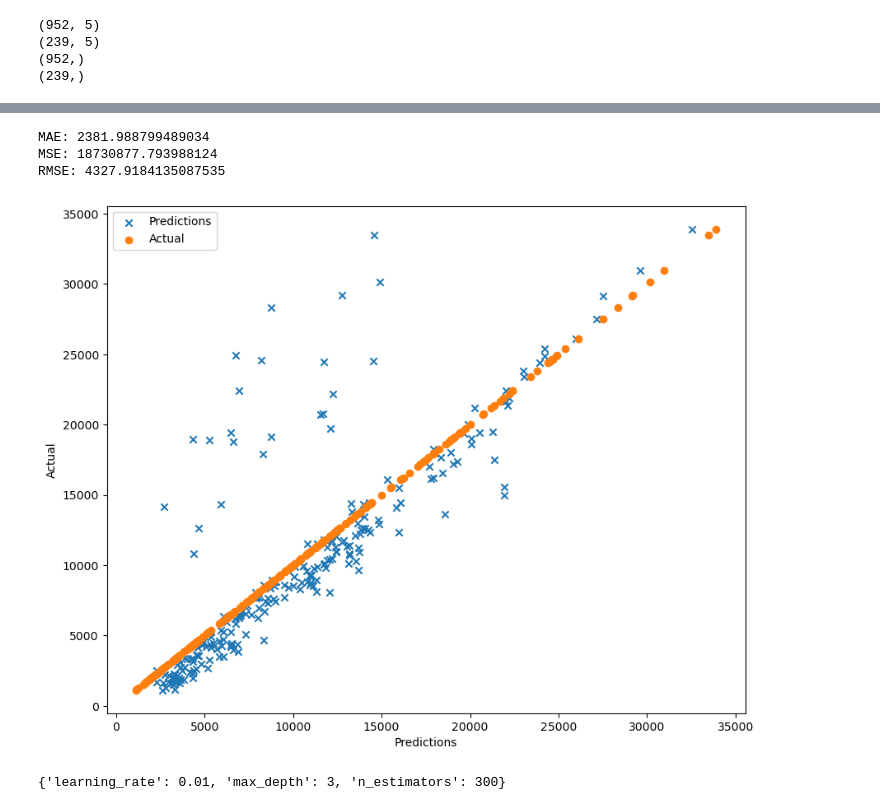
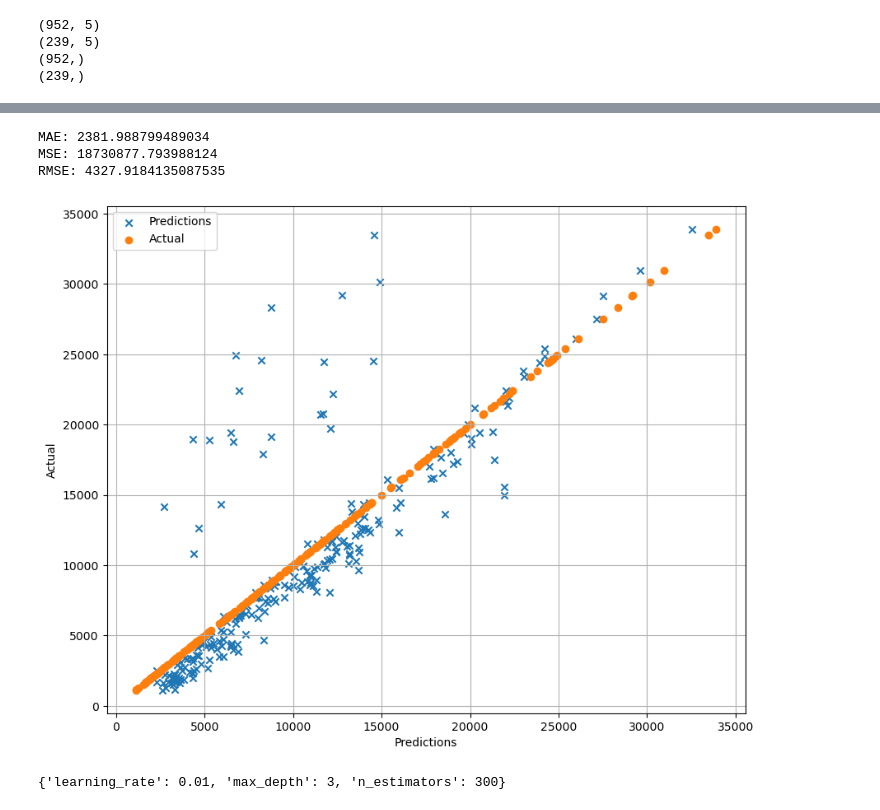
Before and after one commit to Kamuthuj/health-insurance-regression., a Jupyter notebook: analysis.ipynb, the cells around one changed output, grey strips where cells are left out. Cells and saved outputs as stored; diff of their text form; code cells hidden in the pictures.

```diff
--- a/analysis.ipynb
+++ b/analysis.ipynb
@@ -392,28 +395,29 @@ RMSE: 4384.781767226172
 # %%
 seed=23
 gbr=GradientBoostingRegressor(n_estimators=100,learning_rate=0.1,max_depth=3,random_state=seed)
 gbr.fit(x_train,y_train)
 y_pred=gbr.predict(x_test)
 
 mae=mean_absolute_error(y_test,y_pred)
 mse=mean_squared_error(y_test,y_pred)
 rmse=np.sqrt(mse)
 print("MAE:",mae)
 print("MSE:",mse)
 print("RMSE:",rmse)
 
 plt.figure(figsize=(10,8))
 plt.scatter(y_pred,y_test,marker="x",label="Predictions")
 plt.scatter(y_test,y_test,marker="o",label="Actual")
 plt.xlabel("Predictions")
 plt.ylabel("Actual")
+plt.grid()
 plt.legend()
 plt.show()
 # %% [output]
 MAE: 2381.988799489034
 MSE: 18730877.793988124
 RMSE: 4327.9184135087535
-[figure, old version]
+[figure, new version]
 # %%
 param_dist={
     "n_estimators":[100,200,300],
```
Also changed, not shown: parts of 4 cells of this notebook.
